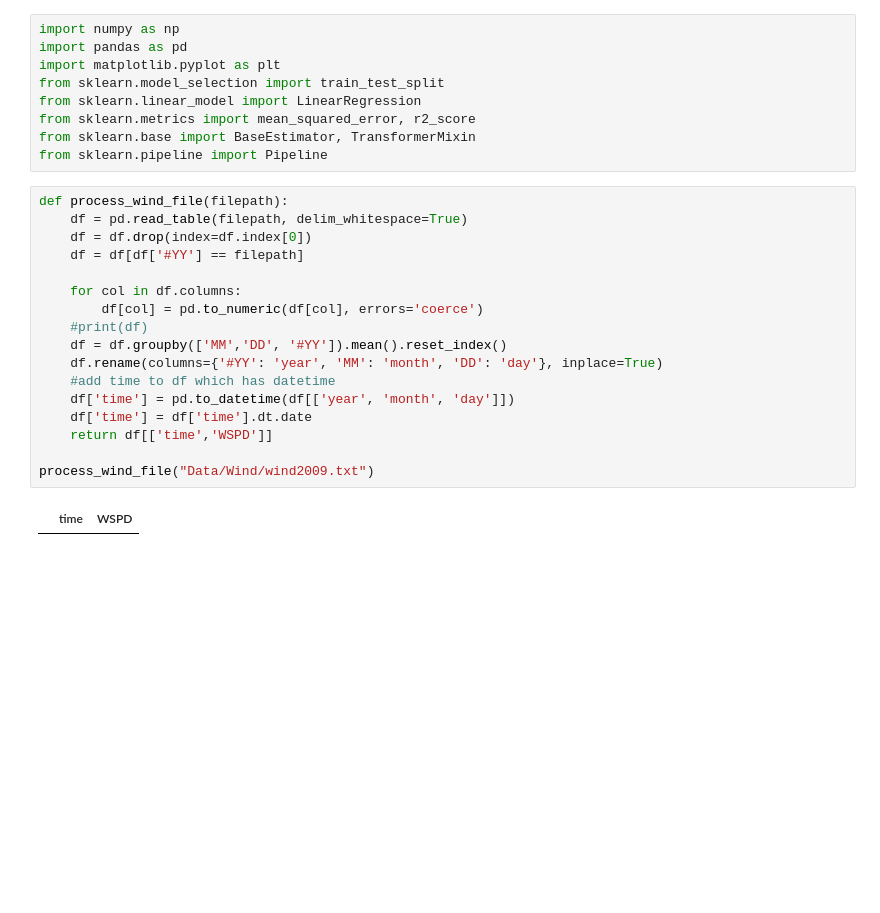
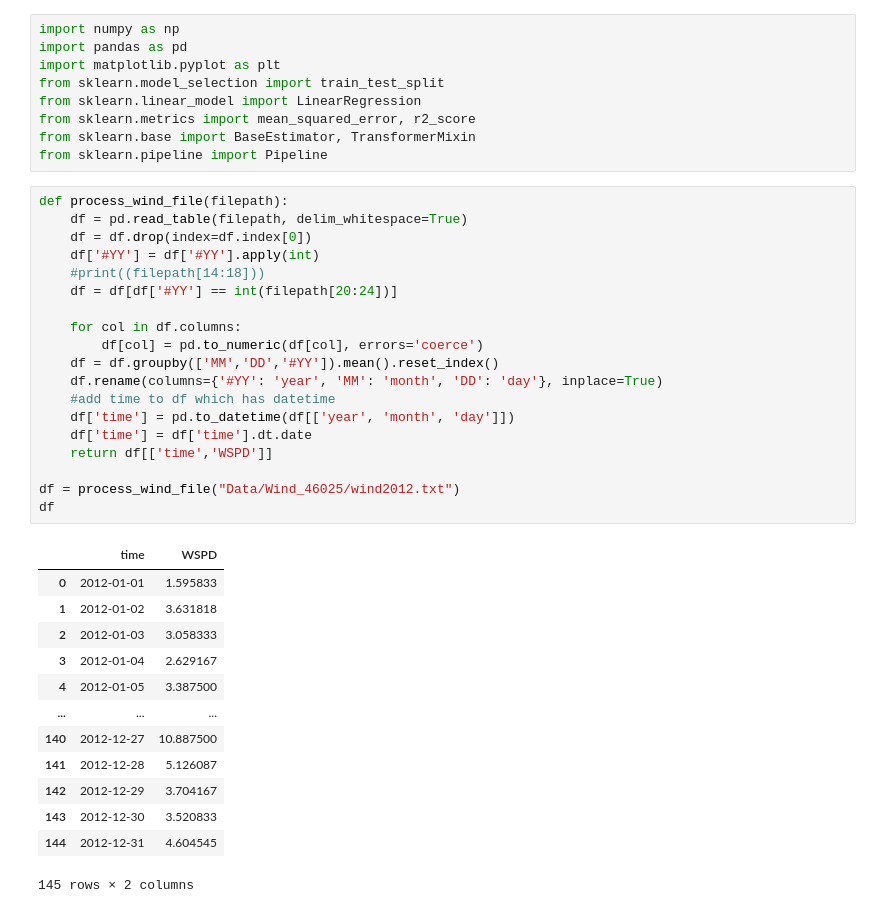
Before and after one commit to aparaselli/HAB-Prediction-Research, a Jupyter notebook: Code/wind_spd_processing.ipynb, the cells around one changed output. Cells and saved outputs as stored; diff of their text form; blank space fills up the shorter version.

Commit message:
Wind data + Gap filling

```diff
--- a/Code/wind_spd_processing.ipynb
+++ b/Code/wind_spd_processing.ipynb
@@ -10,19 +10,33 @@ from sklearn.pipeline import Pipeline
 # %%
 def process_wind_file(filepath):
     df = pd.read_table(filepath, delim_whitespace=True)
     df = df.drop(index=df.index[0])
-    df = df[df['#YY'] == filepath]
+    df['#YY'] = df['#YY'].apply(int)
+    #print((filepath[14:18]))
+    df = df[df['#YY'] == int(filepath[20:24])]
 
     for col in df.columns:
         df[col] = pd.to_numeric(df[col], errors='coerce')
-    #print(df)
-    df = df.groupby(['MM','DD', '#YY']).mean().reset_index()
+    df = df.groupby(['MM','DD','#YY']).mean().reset_index()
     df.rename(columns={'#YY': 'year', 'MM': 'month', 'DD': 'day'}, inplace=True)
     #add time to df which has datetime
     df['time'] = pd.to_datetime(df[['year', 'month', 'day']])
     df['time'] = df['time'].dt.date
     return df[['time','WSPD']]
 
-process_wind_file("Data/Wind/wind2009.txt")
+df = process_wind_file("Data/Wind_46025/wind2012.txt")
+df
 # %% [output]
 |  | time | WSPD |
+| 0 | 2012-01-01 | 1.595833 |
+| 1 | 2012-01-02 | 3.631818 |
+| 2 | 2012-01-03 | 3.058333 |
+| 3 | 2012-01-04 | 2.629167 |
+| 4 | 2012-01-05 | 3.387500 |
+| ... | ... | ... |
+| 140 | 2012-12-27 | 10.887500 |
+| 141 | 2012-12-28 | 5.126087 |
+| 142 | 2012-12-29 | 3.704167 |
+| 143 | 2012-12-30 | 3.520833 |
+| 144 | 2012-12-31 | 4.604545 |
+145 rows × 2 columns
```
Also changed, not shown: parts of 8 cells of this notebook, 37 other files.
